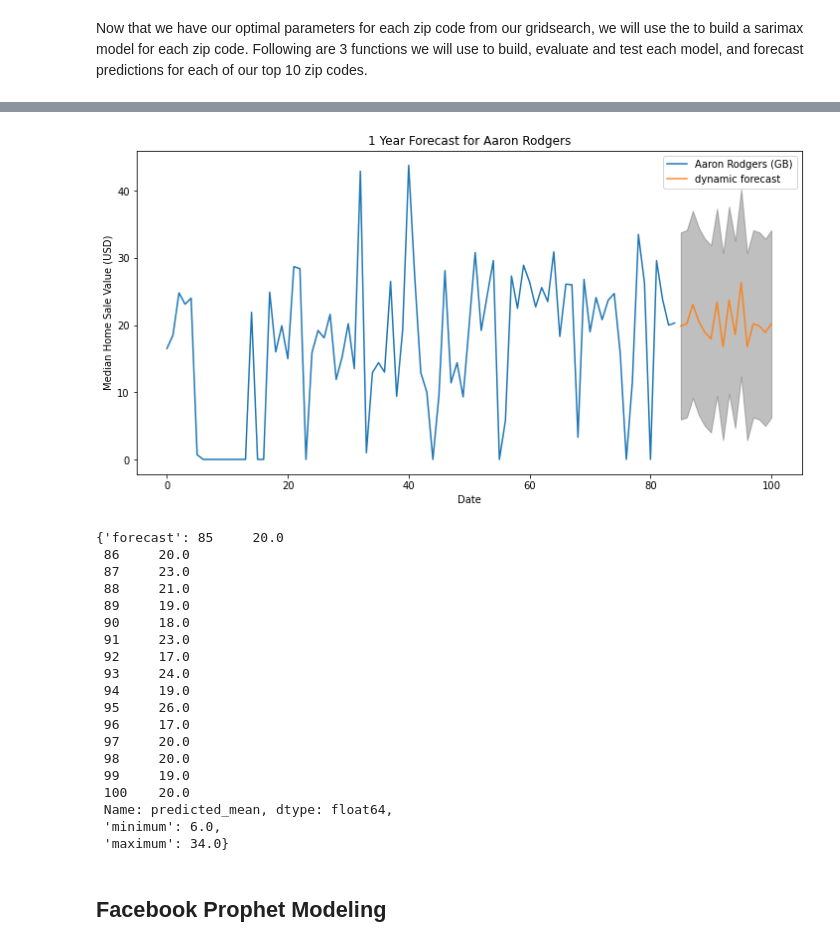
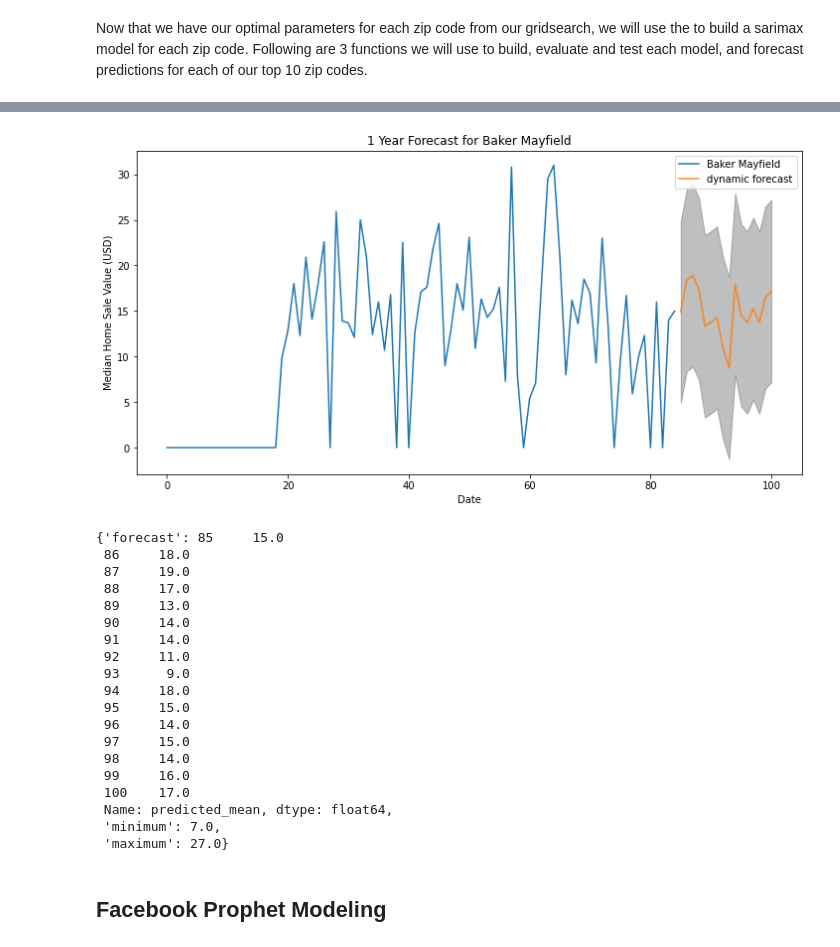
Before and after one commit to meljoy1099/fantasy-football-draft-analysis, a Jupyter notebook: notebook.ipynb, the cells around one changed output, grey strips where cells are left out. Cells and saved outputs as stored; diff of their text form; code cells hidden in the pictures.

```diff
--- a/notebook.ipynb
+++ b/notebook.ipynb
@@ -658,6 +387,6 @@ Warnings:
 # %% [markdown]
 Now that we have our optimal parameters for each zip code from our gridsearch, we will use the to build a sarimax model for each zip code.  Following are 3 functions we will use to build, evaluate and test each model, and forecast predictions for each of our top 10 zip codes.
 # %%
-exog = qb_snap_ts['snaps_Aaron Rodgers (GB)']
+exog = qb_snap_ts['snaps_Baker Mayfield']
 exog
 # %% [output]
@@ -691,0 +405,3 @@ qb_list[0]
+# %%
+qb_list[1] = qb_list[1].reset_index().drop('Date', axis=1).fillna(0)
+qb_list[1]
@@ -723,5 +453,5 @@ def sarimax(ts, exog, order=(1, 1, 1), seasonal_order=(1, 1, 1, 12)):
 
     return output
 # %%
- AR_output = sarimax(qb_list[0], qb_snap_ts['snaps_Aaron Rodgers (GB)'], order=(1, 0, 0), seasonal_order=(0, 0, 0, 0))
+ AR_output = sarimax(qb_list[1], qb_snap_ts['snaps_Baker Mayfield'].fillna(0), order=(1, 0, 0), seasonal_order=(0, 0, 0, 0))
 # %% [output]
@@ -897,7 +627,7 @@ Name: snaps_Aaron Rodgers (GB), dtype: float64
 # %%
-exog_forecast = qb_snap_ts['snaps_Aaron Rodgers (GB)'][-16:].replace(to_replace = 0,
-                                                                     value=qb_snap_ts['snaps_Aaron Rodgers (GB)']
-                                                                     .mean())
+exog_forecast = qb_snap_ts['snaps_Baker Mayfield'][-16:].replace(to_replace = 0,
+                                                                value=qb_snap_ts['snaps_Baker Mayfield'].mean())
+
 future = AR_output.get_forecast(steps=16, exog=exog_forecast, dynamic=True)
 future_conf = future.conf_int()
 # %%
@@ -924,27 +654,27 @@ forecast[:17]
 Name: predicted_mean, dtype: float64
 # %%
-dynamic_forecast(qb_list[0], AR_output, exog_forecast, 16, player='Aaron Rodgers', save_fig=False)
+dynamic_forecast(qb_list[1], AR_output, exog_forecast, 16, player='Baker Mayfield', save_fig=False)
 # %% [output]
-[figure, old version]
+[figure, new version]
-{'forecast': 85     20.0
- 86     20.0
- 87     23.0
- 88     21.0
- 89     19.0
- 90     18.0
- 91     23.0
- 92     17.0
- 93     24.0
- 94     19.0
- 95     26.0
- 96     17.0
- 97     20.0
- 98     20.0
- 99     19.0
- 100    20.0
+{'forecast': 85     15.0
+ 86     18.0
+ 87     19.0
+ 88     17.0
+ 89     13.0
+ 90     14.0
+ 91     14.0
+ 92     11.0
+ 93      9.0
+ 94     18.0
+ 95     15.0
+ 96     14.0
+ 97     15.0
+ 98     14.0
+ 99     16.0
+ 100    17.0
  Name: predicted_mean, dtype: float64,
- 'minimum': 6.0,
- 'maximum': 34.0}
+ 'minimum': 7.0,
+ 'maximum': 27.0}
 # %% [markdown]
 ## Facebook Prophet Modeling
 # %%
```
Also changed, not shown: parts of 84 cells of this notebook, 9 other files.
